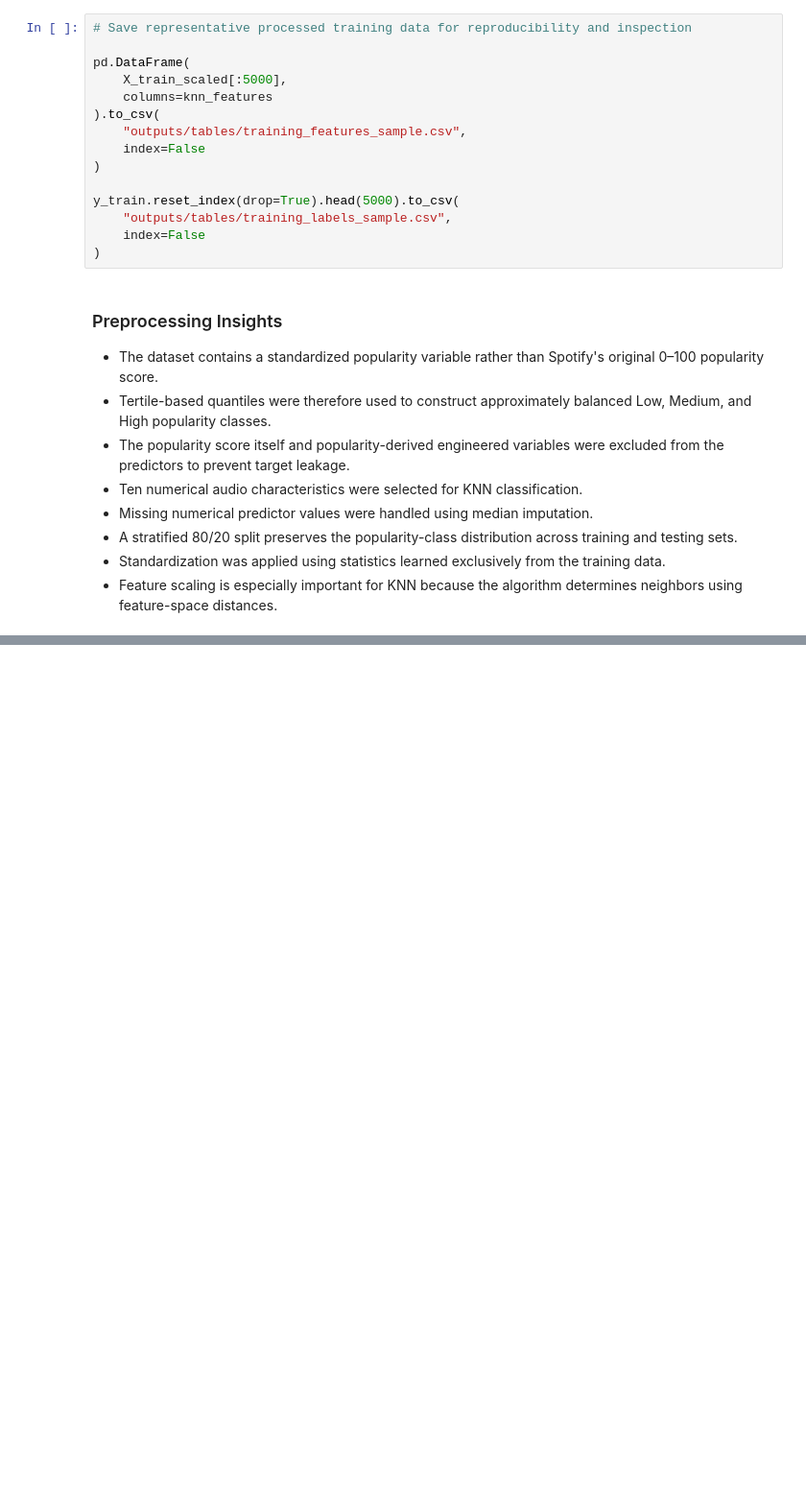
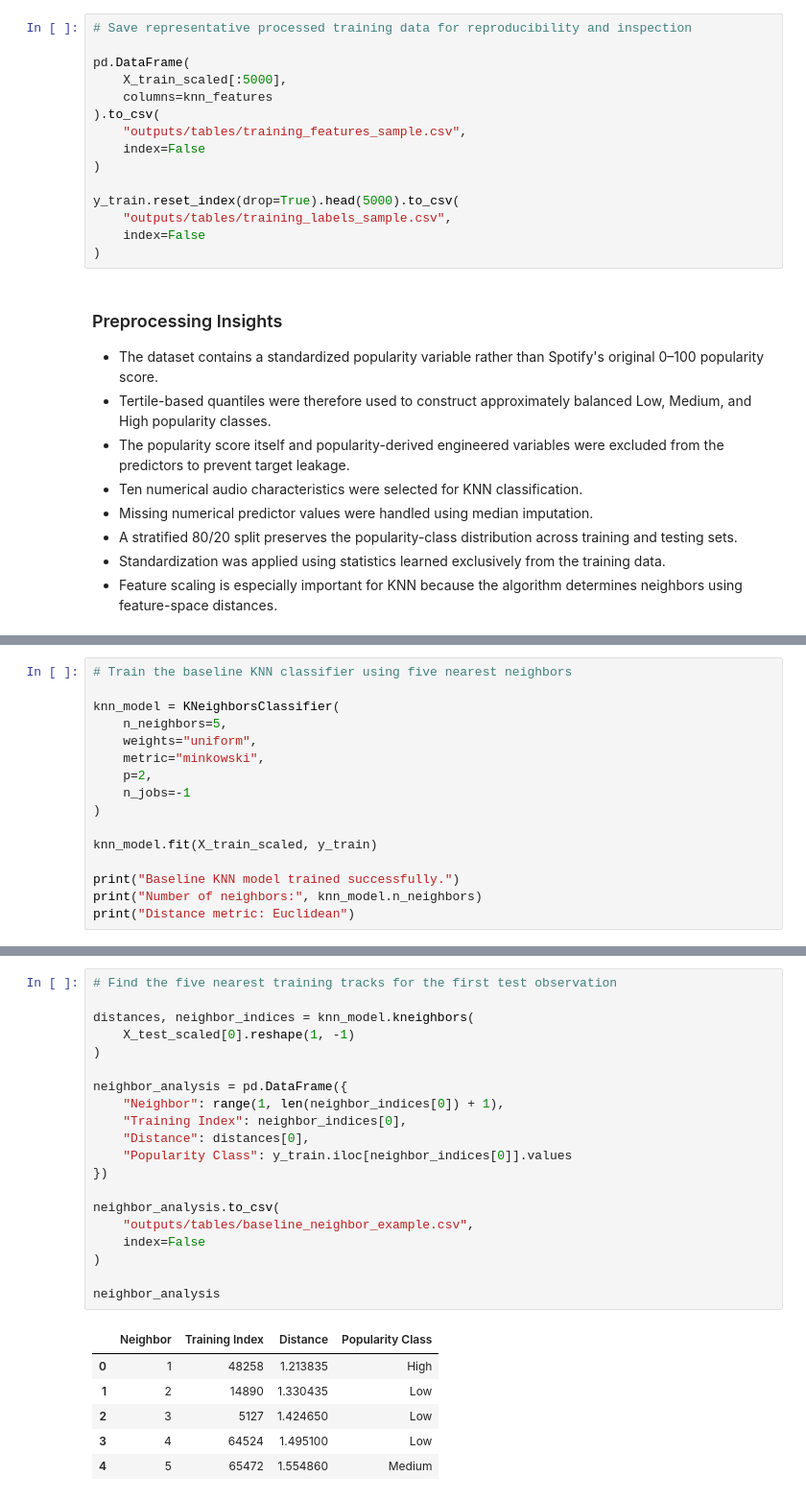
Before and after one commit to Pralishatripathy000/ml-knn, a Jupyter notebook: notebook.ipynb, the cells around one changed output, grey strips where cells are left out. Shown at 96% size. Cells and saved outputs as stored; diff of their text form; blank space fills up the shorter version.

Commit message:
Add baseline KNN model training

```diff
--- a/notebook.ipynb
+++ b/notebook.ipynb
@@ -925,0 +934,16 @@ y_train.reset_index(drop=True).head(5000).to_csv(
+# %%
+# Train the baseline KNN classifier using five nearest neighbors
+
+knn_model = KNeighborsClassifier(
+    n_neighbors=5,
+    weights="uniform",
+    metric="minkowski",
+    p=2,
+    n_jobs=-1
+)
+
+knn_model.fit(X_train_scaled, y_train)
+
+print("Baseline KNN model trained successfully.")
+print("Number of neighbors:", knn_model.n_neighbors)
+print("Distance metric: Euclidean")
@@ -925,0 +984,27 @@ y_train.reset_index(drop=True).head(5000).to_csv(
+# %%
+# Find the five nearest training tracks for the first test observation
+
+distances, neighbor_indices = knn_model.kneighbors(
+    X_test_scaled[0].reshape(1, -1)
+)
+
+neighbor_analysis = pd.DataFrame({
+    "Neighbor": range(1, len(neighbor_indices[0]) + 1),
+    "Training Index": neighbor_indices[0],
+    "Distance": distances[0],
+    "Popularity Class": y_train.iloc[neighbor_indices[0]].values
+})
+
+neighbor_analysis.to_csv(
+    "outputs/tables/baseline_neighbor_example.csv",
+    index=False
+)
+
+neighbor_analysis
+# %% [output]
+|  | Neighbor | Training Index | Distance | Popularity Class |
+| 0 | 1 | 48258 | 1.213835 | High |
+| 1 | 2 | 14890 | 1.330435 | Low |
+| 2 | 3 | 5127 | 1.424650 | Low |
+| 3 | 4 | 64524 | 1.495100 | Low |
+| 4 | 5 | 65472 | 1.554860 | Medium |
```
Also changed, not shown: parts of 4 cells of this notebook, 2 other files.
